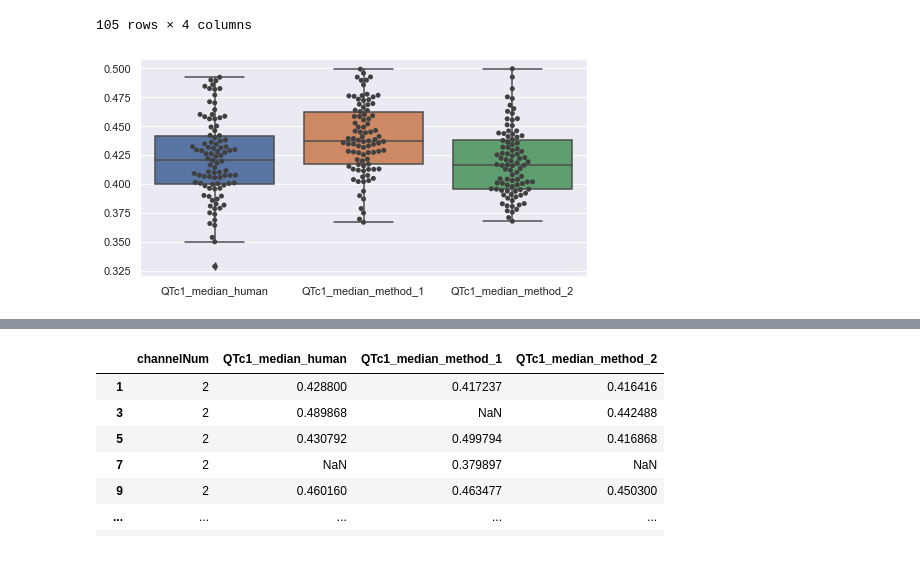
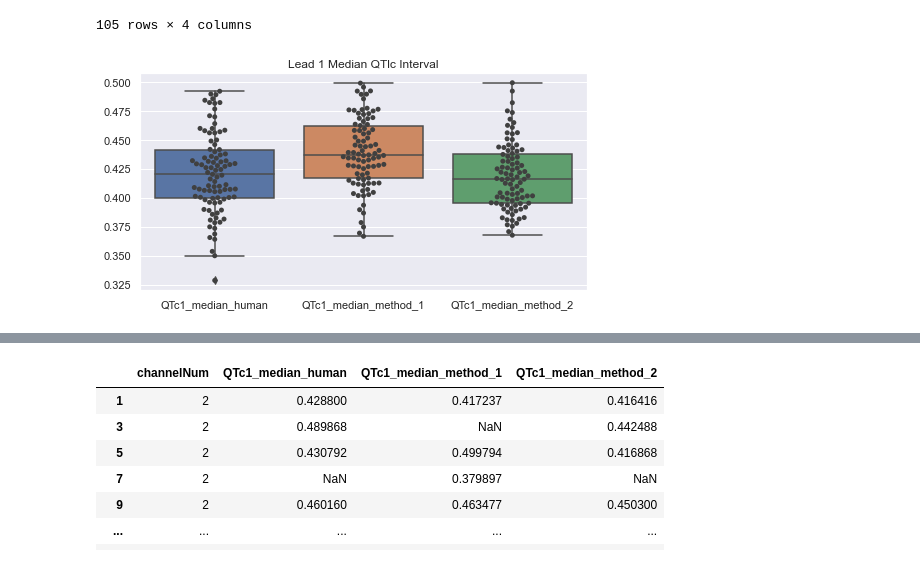
Before and after one commit to Simurgh818/QT_pipeline, a Jupyter notebook: data_analysis.ipynb, the cells around one changed output, grey strips where cells are left out. Saved outputs shown, nothing was run; the diff lists cells and outputs as text; code cells hidden in the pictures.

Commit message:
updated plots and descriptive stats.

```diff
--- a/data_analysis.ipynb
+++ b/data_analysis.ipynb
@@ -65,10 +65,11 @@ QTc1_median_lead1
 QTc1_median_lead1 = QTc1_median_lead1.drop('channelNum', axis=1)
 # %%
 sns.set(rc = {'figure.figsize':(8,4)})
-ax = sns.boxplot(data=QTc1_median_lead1)
+ax = sns.boxplot(data=QTc1_median_lead1).set(title='Lead 1 Median QTlc Interval')
 ax = sns.swarmplot(data=QTc1_median_lead1, color=".25")
+# ax.fig.suptitle('Lead 1 Median QTlc Interval')
 # %% [output]
-[figure, old version]
+[figure, new version]
 # %%
 QTc1_median_lead1.describe().round(decimals=4)
 # %% [output]
```
Also changed, not shown: parts of 2 cells of this notebook.
